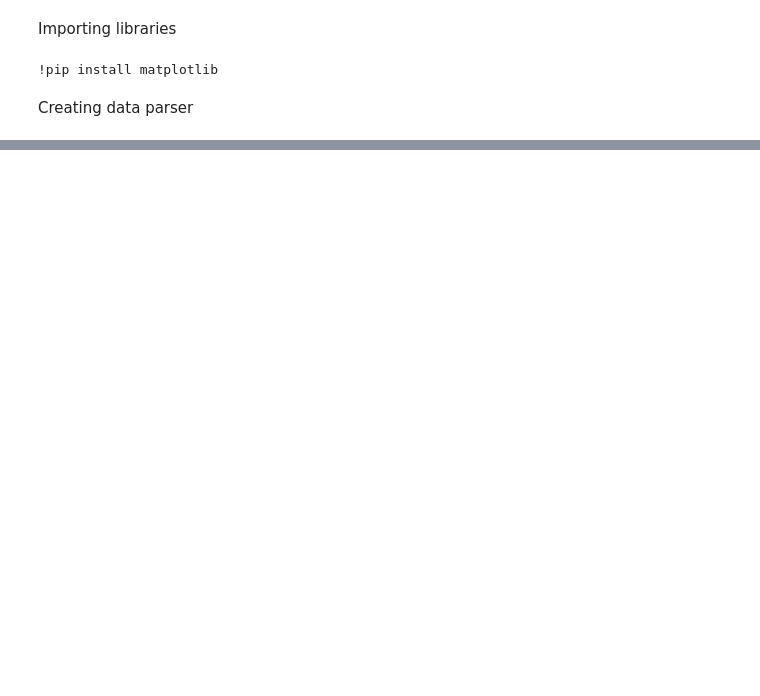
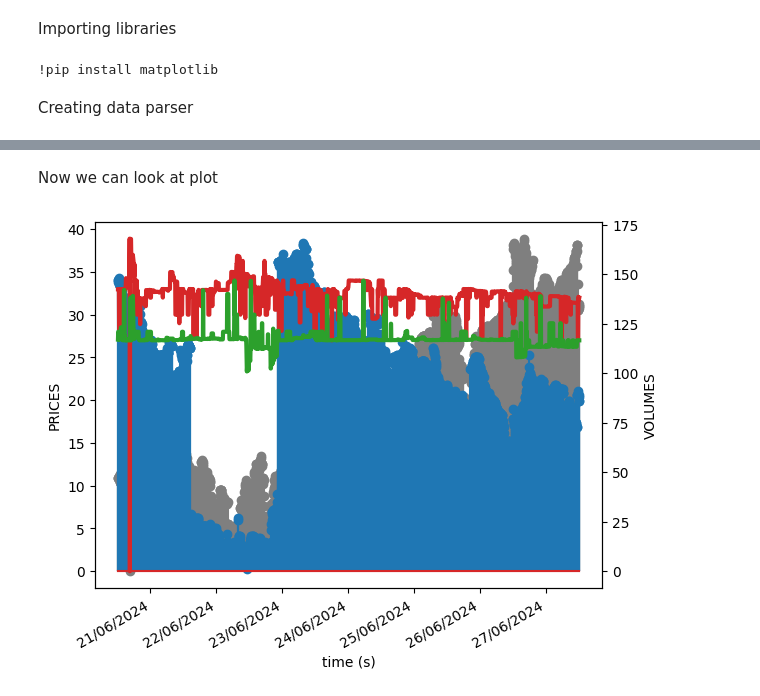
Before and after one commit to galezzza/Neural-Networks---Crossout-Price-Prediction, a Jupyter notebook: main.ipynb, the cells around one changed output, grey strips where cells are left out. Saved outputs shown, nothing was run; the diff lists cells and outputs as text; code cells hidden in the pictures; blank space fills up the shorter version.

```diff
--- a/main.ipynb
+++ b/main.ipynb
@@ -67,0 +120,22 @@ print(df.head())
+# %%
+from datetime import timedelta
+
+def trimDataFromTheLastWeek(data: pd.core.frame.DataFrame):
+    WEEK_SECONDS = 604800
+
+    dataCopy = data.copy()
+
+    dataCopy['Temp Date Time'] = pd.to_datetime(dataCopy['Date Time'], unit='ms')
+
+    lastTimestamp = dataCopy['Temp Date Time'].iloc[-1]
+
+    oneWeekAgo = lastTimestamp  - timedelta(weeks=1)
+
+    dfLastWeek = dataCopy[dataCopy['Temp Date Time'] >= oneWeekAgo]
+
+    dfLastWeek = dfLastWeek.drop(columns=['Temp Date Time'])
+
+    return dfLastWeek
+
+lastWeek = trimDataFromTheLastWeek(data_df)
+print(lastWeek)
@@ -67,0 +157,6 @@ print(df.head())
+# %% [markdown]
+Now we can look at plot
+# %%
+plotData(lastWeek)
+# %% [output]
+[figure, added]
```
Also changed, not shown: parts of 6 cells of this notebook.
